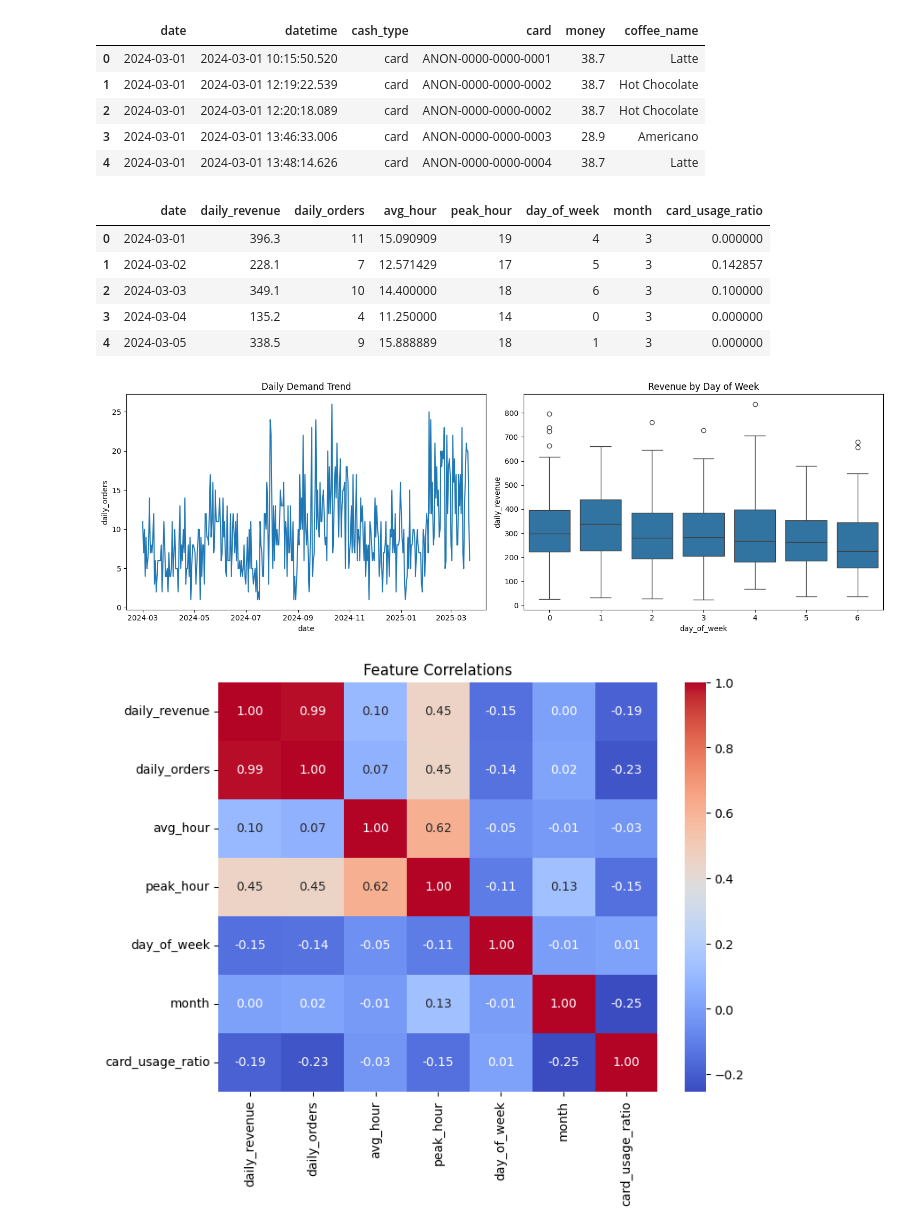
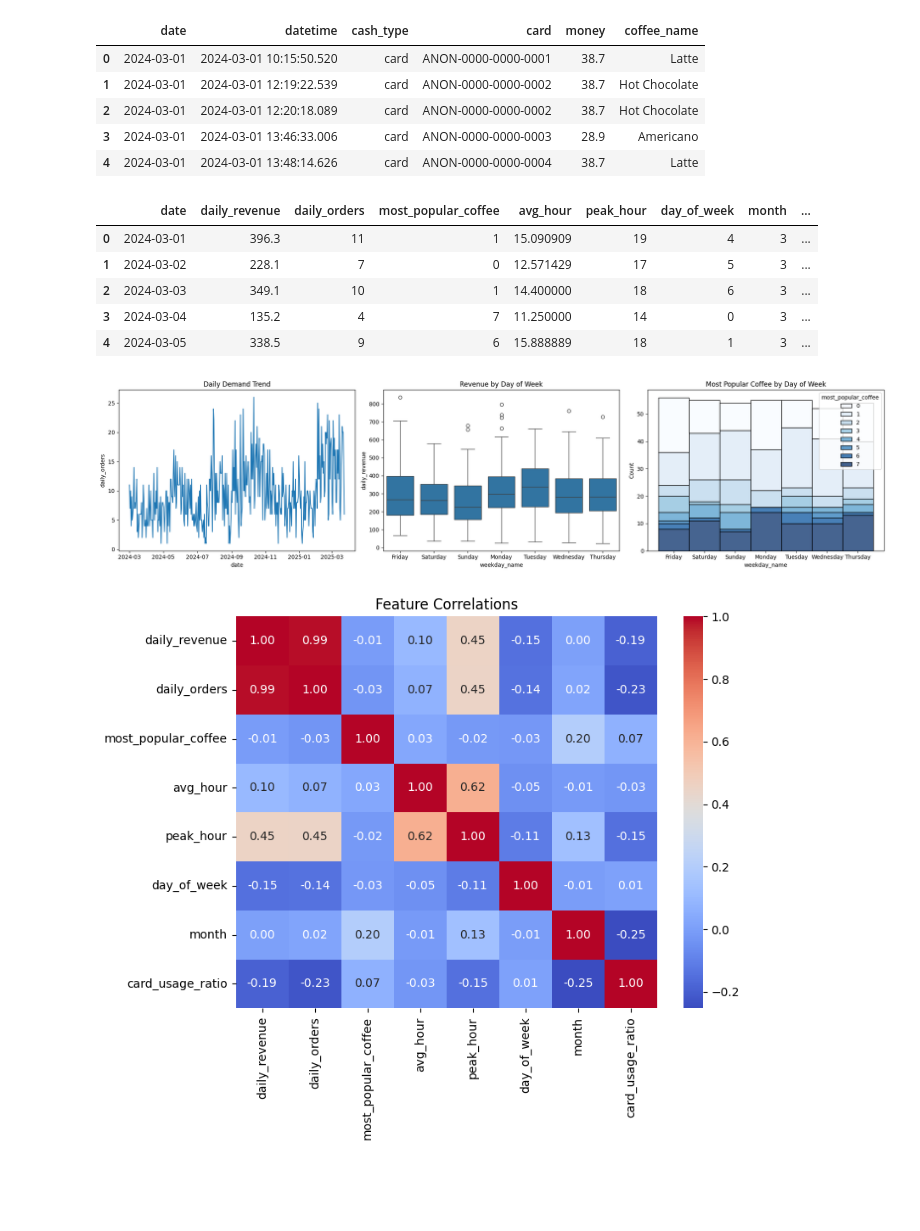
Before and after one commit to holgadoa/datascience-grp3-ml-project, a Jupyter notebook: actual/Group3-MachineLearningProject.ipynb, the cells around one changed output. Saved outputs shown, nothing was run; the diff lists cells and outputs as text; code cells hidden in the pictures; blank space fills up the shorter version.

Commit message:
added data and table for most popular coffee

```diff
--- a/actual/Group3-MachineLearningProject.ipynb
+++ b/actual/Group3-MachineLearningProject.ipynb
@@ -35,7 +35,7 @@ df['cash_type'] = le.fit_transform(df['cash_type'])     #encode cash type
 #generate aggregated daily data for prediction
 daily_data = df.groupby('date').agg({
     'money': 'sum',                                     #total revenue per day
-    'coffee_name': 'count',                             #total orders per day
+    'coffee_name': ['count', lambda x: x.mode()[0]],    #total orders per day
     'hour': ['mean', 'max'],                            #avg hr or the mean of time of transaction and peak hr per day
     'day_of_week': 'first',                             #day of the week for each date
     'month': 'first',                                   #month for each date
@@ -46,51 +46,69 @@ daily_data = df.groupby('date').agg({
 daily_data.columns = ['date',
                      'daily_revenue',
                      'daily_orders',
+                     'most_popular_coffee',
                      'avg_hour',
                      'peak_hour',
                      'day_of_week',
                      'month',
-                     'card_usage_ratio']
+                     'card_usage_ratio'
+                ]
 
 #display
 daily_data.head()
 # %% [output]
-|  | date | daily_revenue | daily_orders | avg_hour | peak_hour | day_of_week | month | card_usage_ratio |
-| 0 | 2024-03-01 | 396.3 | 11 | 15.090909 | 19 | 4 | 3 | 0.000000 |
-| 1 | 2024-03-02 | 228.1 | 7 | 12.571429 | 17 | 5 | 3 | 0.142857 |
-| 2 | 2024-03-03 | 349.1 | 10 | 14.400000 | 18 | 6 | 3 | 0.100000 |
-| 3 | 2024-03-04 | 135.2 | 4 | 11.250000 | 14 | 0 | 3 | 0.000000 |
-| 4 | 2024-03-05 | 338.5 | 9 | 15.888889 | 18 | 1 | 3 | 0.000000 |
+|  | date | daily_revenue | daily_orders | most_popular_coffee | avg_hour | peak_hour | day_of_week | month | ... |
+| 0 | 2024-03-01 | 396.3 | 11 | 1 | 15.090909 | 19 | 4 | 3 | ... |
+| 1 | 2024-03-02 | 228.1 | 7 | 0 | 12.571429 | 17 | 5 | 3 | ... |
+| 2 | 2024-03-03 | 349.1 | 10 | 1 | 14.400000 | 18 | 6 | 3 | ... |
+| 3 | 2024-03-04 | 135.2 | 4 | 7 | 11.250000 | 14 | 0 | 3 | ... |
+| 4 | 2024-03-05 | 338.5 | 9 | 6 | 15.888889 | 18 | 1 | 3 | ... |
 # %%
-plt.figure(figsize=(15, 5))                             #set the size of the plot wxh
+#exploratory data analysis
+day_labels = ['Monday', 'Tuesday', 'Wednesday', 'Thursday', 'Friday', 'Saturday', 'Sunday']
+daily_data['weekday_name'] = daily_data['day_of_week'].map(dict(zip(range(7), day_labels)))
+
+plt.figure(figsize=(20, 5))                             #set the size of the plot wxh
 
 #plot date against volume of orders
-plt.subplot(1, 2, 1)                                    #allocates a 1x2 grid for the separate plots, sets this plot to first index
+plt.subplot(1, 3, 1)                                    #allocates a 1x2 grid for the separate plots, sets this plot to first index
 sns.lineplot(                                           #create a line plot
             data=daily_data,                            #set which data to use
             x='date',                                   #set x axis for date
             y='daily_orders')                           #set y axis for daily orders
 plt.title('Daily Demand Trend')                         #titles the plot
 
 #plot revenue by day of the week
-plt.subplot(1, 2, 2)                                    #set this plot to the second index in the subplot
+plt.subplot(1, 3, 2)                                    #set this plot to the second index in the subplot
 sns.boxplot(                                            #create a box plot
             data=daily_data,
-            x='day_of_week',
+            x='weekday_name',
             y='daily_revenue')
 plt.title('Revenue by Day of Week')
+plt.tight_layout()                                      #ensure no overlaps, etc. in the plot created                                         #display the plot
+
+#plot popular coffee by day of the week
+plt.subplot(1, 3, 3)                                  #set this plot to the third index in the subplot
+sns.histplot(                                            #create a bar plot
+            data=daily_data,
+            x='weekday_name',
+            hue='most_popular_coffee',
+            multiple='stack',
+            discrete=True,
+            palette='Blues')
+plt.title('Most Popular Coffee by Day of Week')
 plt.tight_layout()                                      #ensure no overlaps, etc. in the plot created
 plt.show()                                              #display the plot
 
 #plot correlation between values
 plt.figure(figsize=(8, 6))
 sns.heatmap(
     daily_data.corr(numeric_only=True),                 #essentially compute numeric correlation between values present in daily_data
     annot=True,                                         #display correl values in each cell
     cmap='coolwarm',                                    #set the color map cool (negative) -> warm (positive)
     fmt=".2f")                                          #set the displayed values to 2 decimal places
 plt.title('Feature Correlations')
 plt.show()
 # %% [output]
-[figure, old version]
+[figure, new version]
-[figure, old version]
+[figure, new version]
```
Also changed, not shown: parts of 1 cell of this notebook.
